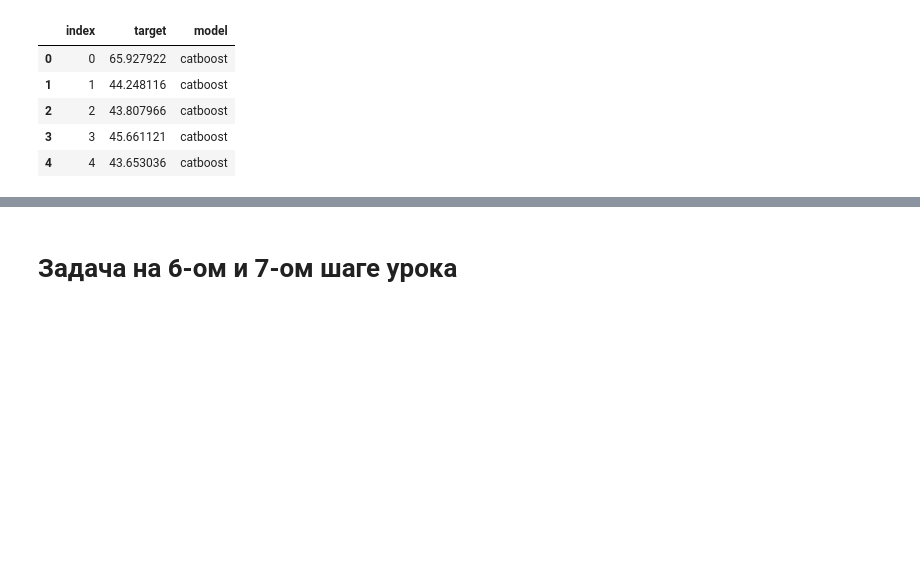
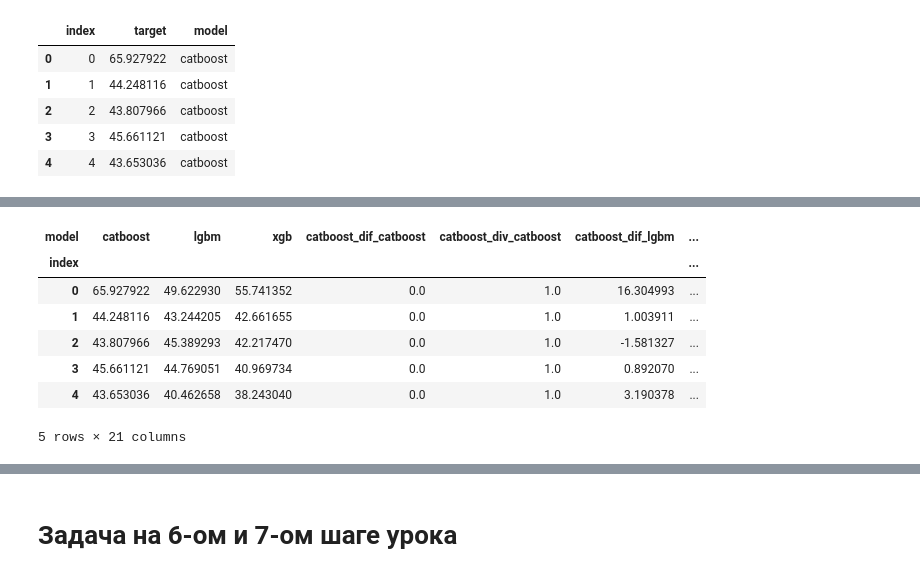
Before and after one commit to Pong2605/ml-competitions-course, a Jupyter notebook: notebooks/6_2_Tasks.ipynb, the cells around one changed output, grey strips where cells are left out. Saved outputs shown, nothing was run; the diff lists cells and outputs as text; code cells hidden in the pictures; blank space fills up the shorter version.

```diff
--- a/notebooks/6_2_Tasks.ipynb
+++ b/notebooks/6_2_Tasks.ipynb
@@ -182,8 +187,10 @@ X_train
 Ссылка на данные для тестирования
 # %%
 import pandas as pd
-path = 'https://stepik.org/media/attachments/lesson/825511/meta_feautres_data.csv'
-pd.read_csv(path).head()
+path = '../data/meta_feautres_data.csv'
+
+df = pd.read_csv(path)
+df.head()
 # %% [output]
 |  | index | target | model |
 | 0 | 0 | 65.927922 | catboost |
@@ -191,3 +198,6 @@ pd.read_csv(path).head()
 | 2 | 2 | 43.807966 | catboost |
 | 3 | 3 | 45.661121 | catboost |
 | 4 | 4 | 43.653036 | catboost |
+# %%
+df_pivot = pd.pivot_table(df, index='index',columns='model',values='target')
+df_pivot.head()
@@ -193,0 +212,18 @@ pd.read_csv(path).head()
+# %%
+models = df_pivot.columns.unique()
+
+for model_a in models:
+    for model_b in models:
+        df_pivot[f'{model_a}_dif_{model_b}'] = df_pivot[model_a] - df_pivot[model_b]
+        df_pivot[f'{model_a}_div_{model_b}'] = df_pivot[model_a] / df_pivot[model_b]
+
+df_pivot.head()
+# %% [output]
+| model | catboost | lgbm | xgb | catboost_dif_catboost | catboost_div_catboost | catboost_dif_lgbm | ... |
+| index |  |  |  |  |  |  | ... |
+| 0 | 65.927922 | 49.622930 | 55.741352 | 0.0 | 1.0 | 16.304993 | ... |
+| 1 | 44.248116 | 43.244205 | 42.661655 | 0.0 | 1.0 | 1.003911 | ... |
+| 2 | 43.807966 | 45.389293 | 42.217470 | 0.0 | 1.0 | -1.581327 | ... |
+| 3 | 45.661121 | 44.769051 | 40.969734 | 0.0 | 1.0 | 0.892070 | ... |
+| 4 | 43.653036 | 40.462658 | 38.243040 | 0.0 | 1.0 | 3.190378 | ... |
+5 rows × 21 columns
```
Also changed, not shown: parts of 7 cells of this notebook, 2 other files.
